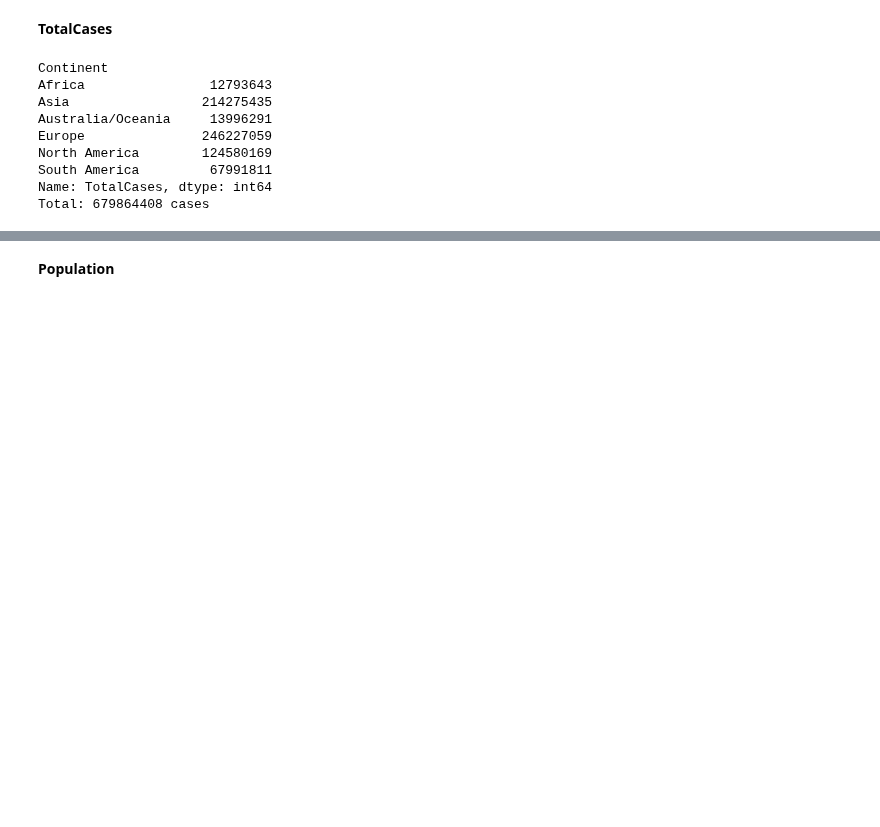
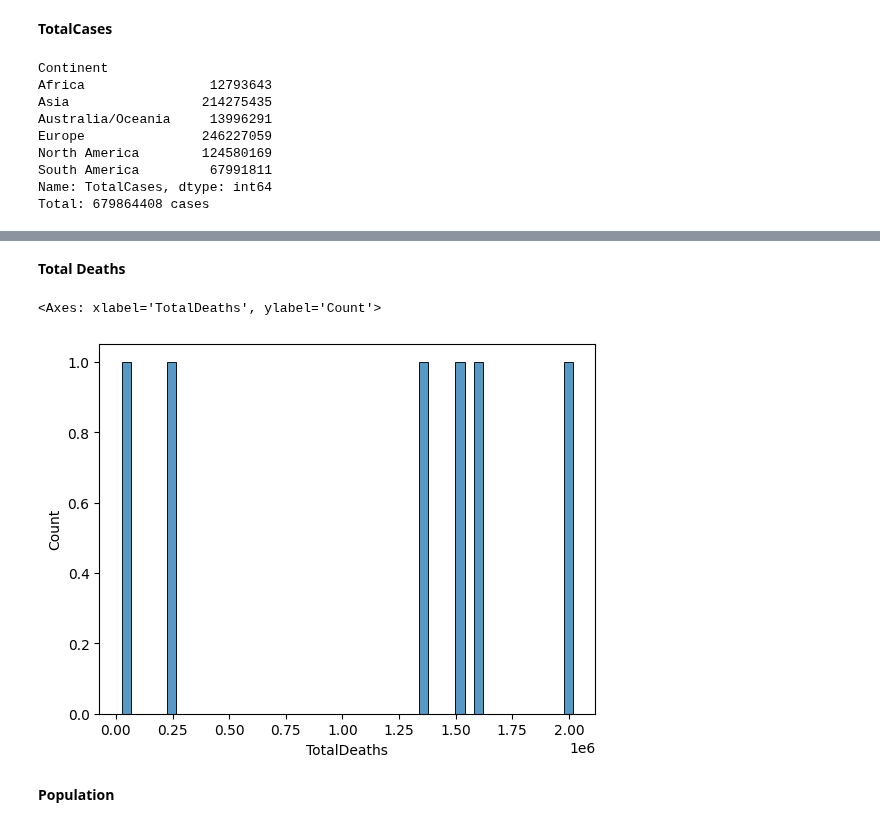
Before and after one commit to daongochoa2002/Lab1-Data-Visualization, a Jupyter notebook: Coronavirus Analysis.ipynb, the cells around one changed output, grey strips where cells are left out. Cells and saved outputs as stored; diff of their text form; code cells hidden in the pictures; blank space fills up the shorter version.

```diff
--- a/Coronavirus Analysis.ipynb
+++ b/Coronavirus Analysis.ipynb
@@ -493,3 +519,13 @@ Total: 679864408 cases
+# %% [markdown]
+**Total Deaths**
+# %%
+# TotalDeaths
+df['TotalDeaths']=df['TotalDeaths'].fillna(0)
+# plot
+sns.histplot(data=df, x="TotalDeaths",bins=50)
+# %% [output]
+<Axes: xlabel='TotalDeaths', ylabel='Count'>
+[figure, added]
 # %% [markdown]
 **Population**
 # %%
```
Also changed, not shown: parts of 6 cells of this notebook.
